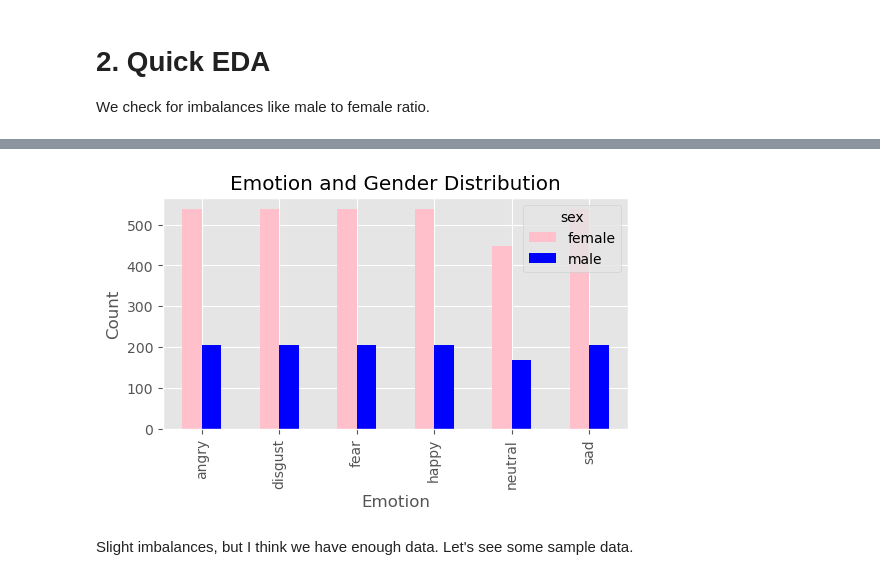
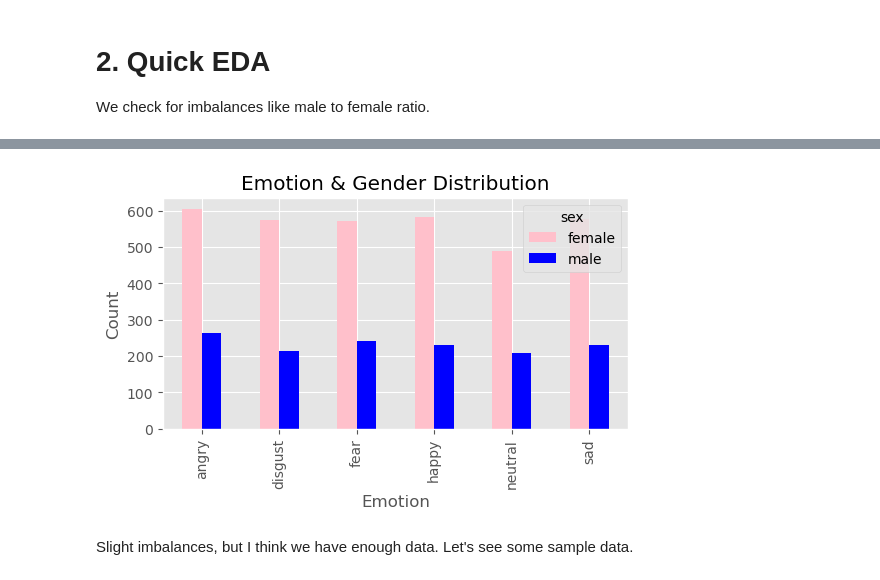
Before and after one commit to S-Gemmin/speech-emotion-recognition, a Jupyter notebook: speech-emotion-recognition-90.ipynb, the cells around one changed output, grey strips where cells are left out. Saved outputs shown, nothing was run; the diff lists cells and outputs as text; code cells hidden in the pictures.

```diff
--- a/speech-emotion-recognition-90.ipynb
+++ b/speech-emotion-recognition-90.ipynb
@@ -133,33 +141,33 @@ path_list = []
 gender_list = []
 emotion_list = []
 
-emotion_dic = {
+code_to_emotion = {
     'happy'   : 'happy',
     'neutral' : 'neutral',
     'sad'     : 'sad',
     'Sad'     : 'sad',
     'angry'   : 'angry',
     'fear'    : 'fear',
-    'disgust'  : 'disgust',
+    'disgust' : 'disgust',
 }
 
 for directory in tess_dir_list:
     audio_files = os.listdir(os.path.join(TESS, directory))
     for audio_file in audio_files:
         part = audio_file.split('.')[0]
-        key = part.split('_')[2]
-        if key in emotion_dic:
+        code = part.split('_')[2]
+        if code in code_to_emotion:
             path_list.append(f"{TESS}{directory}/{audio_file}")
             gender_list.append('female') # female only dataset
-            emotion_list.append(emotion_dic[key])
+            emotion_list.append(code_to_emotion[code])
 
-tess_df = pd.concat([
+tess = pd.concat([
     pd.DataFrame(path_list, columns=['path']),
     pd.DataFrame(gender_list, columns=['sex']),
     pd.DataFrame(emotion_list, columns=['emotion'])
 ], axis=1)
 
-tess_df.head()
+tess.head()
 # %% [output]
 |  | path | sex | emotion |
 | 0 | /kaggle/input/toronto-emotional-s... | female | fear |
@@ -172,12 +180,12 @@ tess_df.head()
 
 There are 480 audio files, for example, DC_**a**02.wav.
 # %%
-savee_dir_list = os.listdir(SAVEE)
+savee_directory_list = os.listdir(SAVEE)
 path_list = []
 gender_list = []
 emotion_list = []
 
-emotion_dic = {
+code_to_emotion = {
     'h'  : 'happy',
     'n'  : 'neutral',
     'sa' : 'sad',
@@ -186,21 +194,21 @@ emotion_dic = {
     'd'  : 'disgust'
 }
 
-for audio_file in savee_dir_list:
+for audio_file in savee_directory_list:
     part = audio_file.split('_')[1]
-    key = part[:-6]
-    if key in emotion_dic:
+    code = part[:-6]
+    if code in code_to_emotion:
         path_list.append(f"{SAVEE}{audio_file}")
         gender_list.append('male') # male only dataset
-        emotion_list.append(emotion_dic[key])
+        emotion_list.append(code_to_emotion[code])
 
-savee_df = pd.concat([
+savee = pd.concat([
     pd.DataFrame(path_list, columns=['path']),
     pd.DataFrame(gender_list, columns=['sex']),
     pd.DataFrame(emotion_list, columns=['emotion'])
 ], axis=1)
 
-savee_df.head()
+savee.head()
 # %% [output]
 |  | path | sex | emotion |
 | 0 | /kaggle/input/surrey-audiovisual-... | male | happy |
@@ -211,9 +267,10 @@ savee_df.head()
 # %%
 df = pd.concat([
-    ravdess_df,
-    crema_df,
-    tess_df,
-    savee_df,
+    ravdess,
+    crema,
+    tess,
+    savee,
+    emodb
 ], axis=0)
 df.head()
 # %% [output]
@@ -255,17 +312,17 @@ memory usage: 135.3+ KB
 # %%
 def plot_distribution(df):
     countTable = df.groupby(['emotion', 'sex']).count()
     pivotTable = countTable.pivot_table(index='emotion', columns='sex', values='path')
 
     pivotTable.plot(kind='bar', figsize=(6, 3), color=['pink', 'blue'])
-    plt.title('Emotion and Gender Distribution')
+    plt.title('Emotion & Gender Distribution')
     plt.xlabel('Emotion')
     plt.ylabel('Count')
     plt.show()
 
 plot_distribution(df)
 # %% [output]
-[figure, old version]
+[figure, new version]
 # %% [markdown]
 Slight imbalances, but I think we have enough data. Let's see some sample data.
 # %%
```
Also changed, not shown: parts of 32 cells of this notebook.
